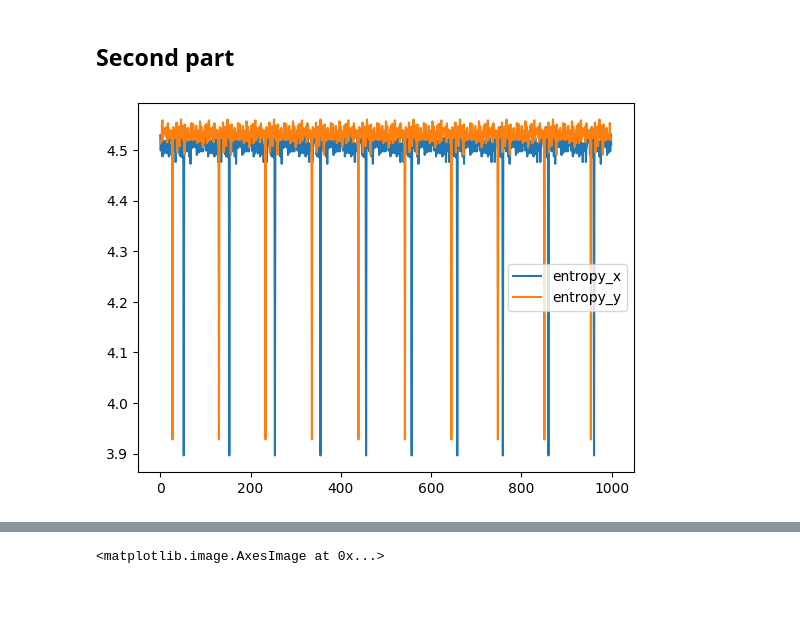
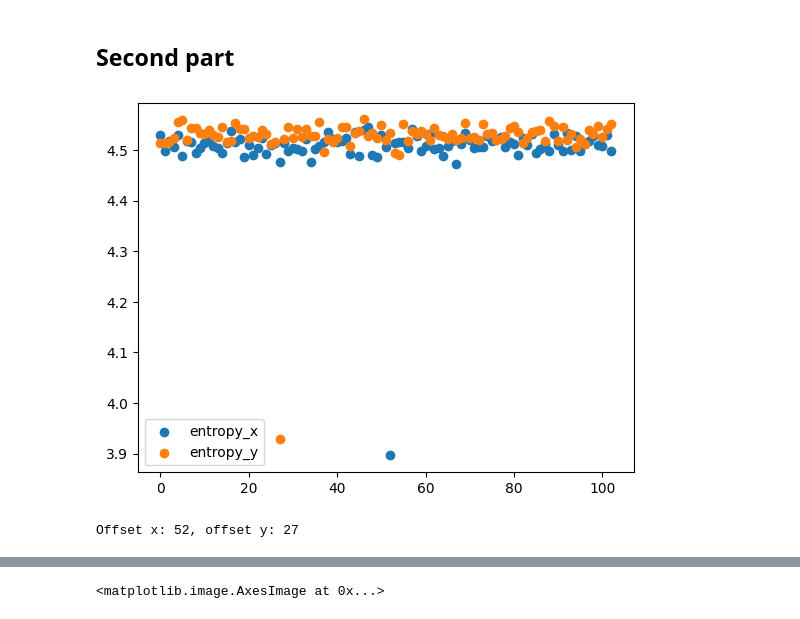
Before and after one commit to davidggphy/advent_of_code, a Jupyter notebook: 2024/14/14.ipynb, the cells around one changed output, grey strips where cells are left out. Cells and saved outputs as stored; diff of their text form; code cells hidden in the pictures.

```diff
--- a/2024/14/14.ipynb
+++ b/2024/14/14.ipynb
@@ -136,34 +138,40 @@ from copy import deepcopy
 
 import matplotlib.pyplot as plt
 from scipy.stats import entropy
 
 
 def simulate(particles, size, steps=100):
     entropies_x = []
     entropies_y = []
     step_list = []
     particles = deepcopy(particles)
     for step in range(steps):
         # entropy of the distributin of values of x and y
         x_values = [p[0][0] for p in particles]
         y_values = [p[0][1] for p in particles]
         frequency_x = np.bincount(x_values)
         entropy_x = entropy(frequency_x)
         frequency_y = np.bincount(y_values)
         entropy_y = entropy(frequency_y)
         entropies_x.append(entropy_x)
         entropies_y.append(entropy_y)
         step_list.append(step)
         particles = move_particles(particles, 1, size)
 
     return entropies_x, entropies_y, step_list
 
 
 particles = parse_input(input_large)
-entropies_x, entropies_y, steps_list = simulate(particles, large_size, steps=1000)
-plt.plot(steps_list, entropies_x, label="entropy_x")
-plt.plot(steps_list, entropies_y, label="entropy_y")
+entropies_x, entropies_y, steps_list = simulate(particles, large_size, steps=103)
+plt.scatter(steps_list, entropies_x, label="entropy_x")
+plt.scatter(steps_list, entropies_y, label="entropy_y")
 plt.legend()
 plt.show()
+
+offset_x = np.argmin(entropies_x)
+offset_y = np.argmin(entropies_y)
+
+print(f"Offset x: {offset_x}, offset y: {offset_y}")
 # %% [output]
-[figure, old version]
+[figure, new version]
+Offset x: 52, offset y: 27
```
Also changed, not shown: parts of 5 cells of this notebook.
